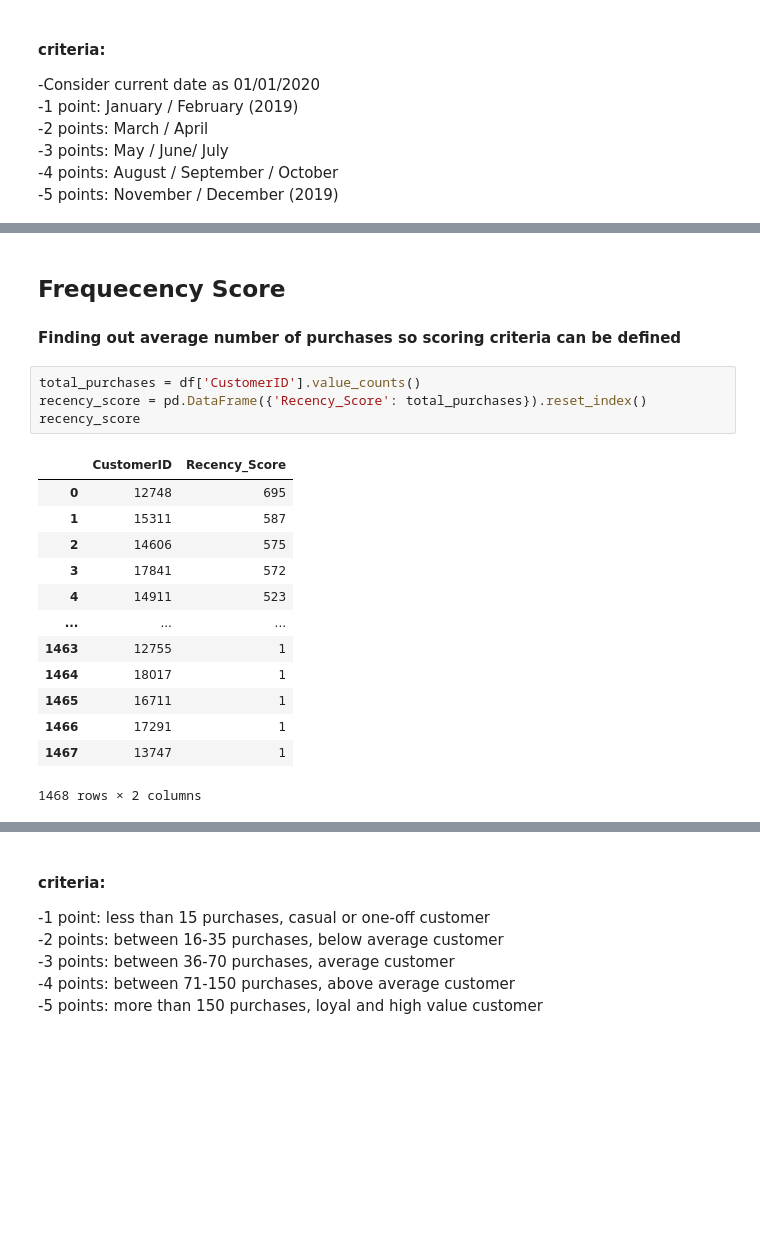
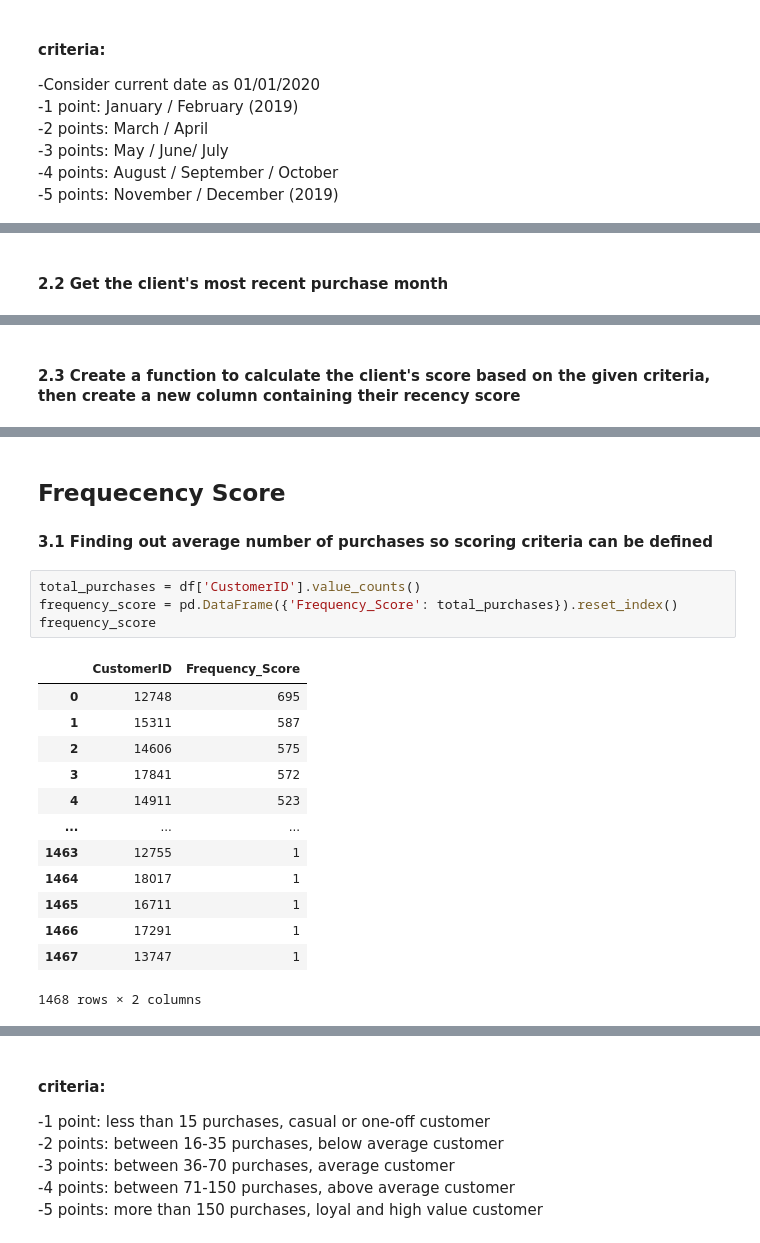
Before and after one commit to Manotega/E-Commerce-Analysis, a Jupyter notebook: rfm.ipynb, the cells around one changed output, grey strips where cells are left out. Cells and saved outputs as stored; diff of their text form; blank space fills up the shorter version.

```diff
--- a/rfm.ipynb
+++ b/rfm.ipynb
@@ -47,6 +49,8 @@ df.head()
 | 2 | 17850 | 16681 | 2019-01-01 | GGOEGFKQ020399 | Google Laptop and Cell Phone Stic... | Office | ... |
 | 3 | 17850 | 16682 | 2019-01-01 | GGOEGAAB010516 | Google Men's 100% Cotton Short Sl... | Apparel | ... |
 | 4 | 17850 | 16682 | 2019-01-01 | GGOEGBJL013999 | Google Canvas Tote Natural/Navy | Bags | ... |
+# %% [markdown]
+<h4>2.2 Get the client's most recent purchase month</h4>
 # %%
 df['Latest_Purchase'] = df.groupby('CustomerID')['Transaction_Month'].transform('max')
 df.head()
@@ -57,6 +61,8 @@ df.head()
 | 2 | 17850 | 16681 | 2019-01-01 | GGOEGFKQ020399 | Google Laptop and Cell Phone Stic... | Office | ... |
 | 3 | 17850 | 16682 | 2019-01-01 | GGOEGAAB010516 | Google Men's 100% Cotton Short Sl... | Apparel | ... |
 | 4 | 17850 | 16682 | 2019-01-01 | GGOEGBJL013999 | Google Canvas Tote Natural/Navy | Bags | ... |
+# %% [markdown]
+<h4>2.3 Create a function to calculate the client's score based on the given criteria, <br>then create a new column containing their recency score</h4>
 # %%
 def calculate_recency(value):
     if value <= 2:
@@ -81,13 +87,13 @@ df.tail()
 | 52923 | 14600 | 48497 | 2019-12-31 | GGOENEBQ079099 | Nest Protect Smoke + CO White Bat... | Nest-USA | ... |
 # %% [markdown]
 <h2>Frequecency Score</h2>
-<h4>Finding out average number of purchases so scoring criteria can be defined</h4>
+<h4>3.1 Finding out average number of purchases so scoring criteria can be defined</h4>
 # %%
 total_purchases = df['CustomerID'].value_counts()
-recency_score = pd.DataFrame({'Recency_Score': total_purchases}).reset_index()
-recency_score
+frequency_score = pd.DataFrame({'Frequency_Score': total_purchases}).reset_index()
+frequency_score
 # %% [output]
-|  | CustomerID | Recency_Score |
+|  | CustomerID | Frequency_Score |
 | 0 | 12748 | 695 |
 | 1 | 15311 | 587 |
 | 2 | 14606 | 575 |
```
Also changed, not shown: parts of 14 cells of this notebook, 1 other file.
